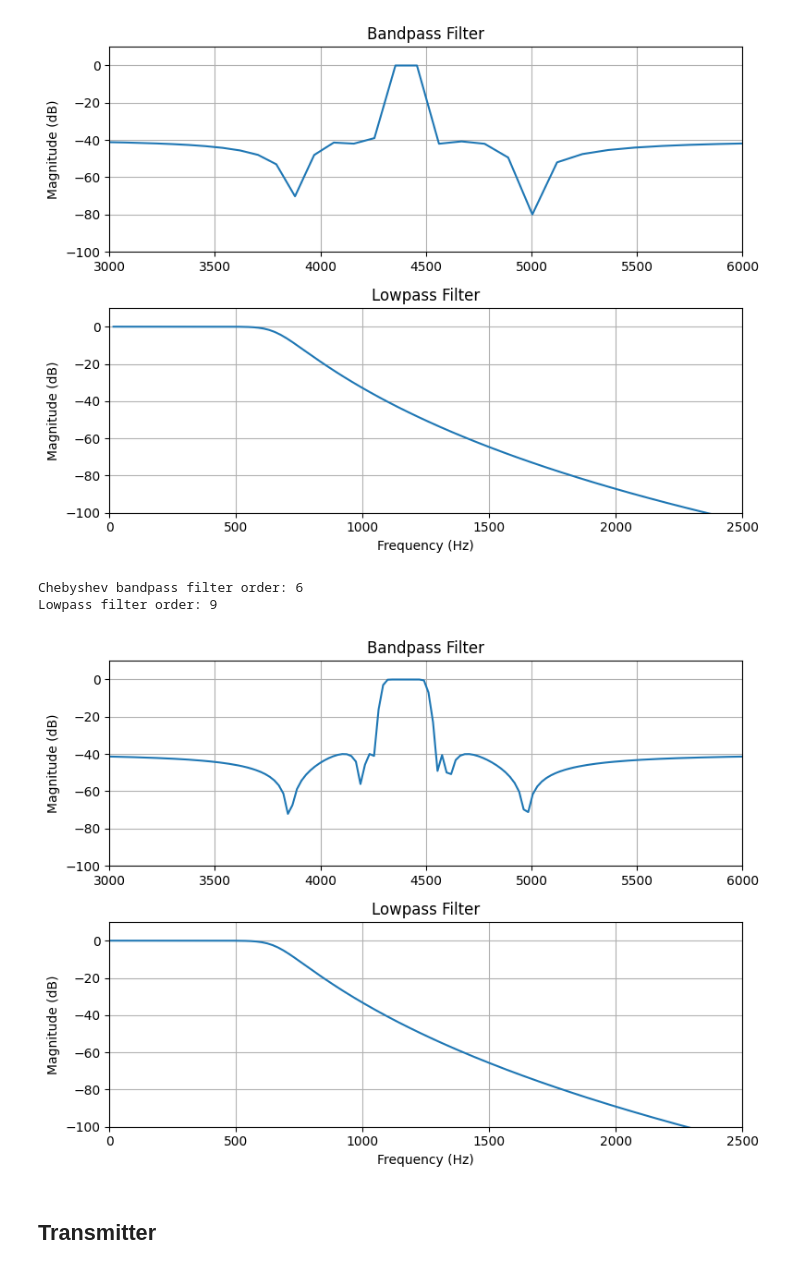
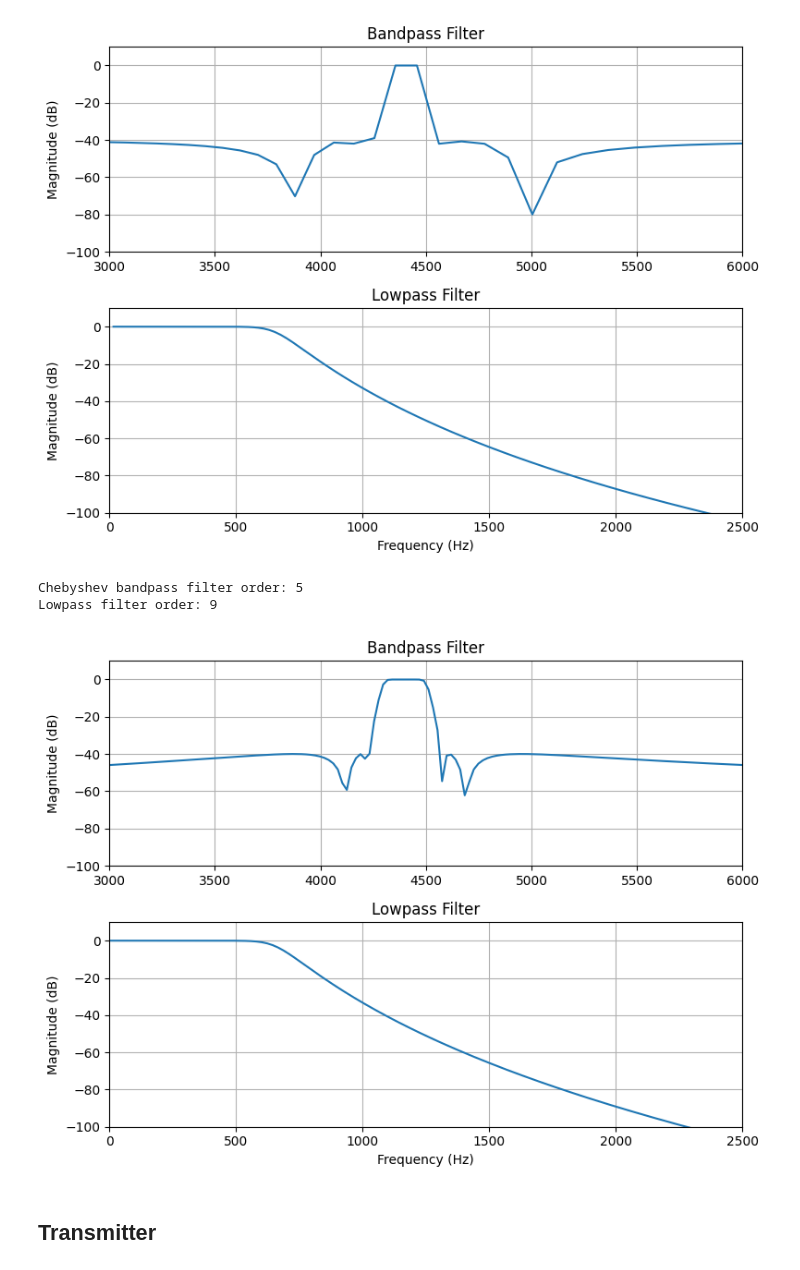
Before and after one commit to hannahpettersson/sigtransprojekt15, a Jupyter notebook: project/lab_2.ipynb, the cells around one changed output. Drawn from its saved outputs; the diff is of its cells as text; code cells hidden in the pictures.

```diff
--- a/project/lab_2.ipynb
+++ b/project/lab_2.ipynb
@@ -16,7 +16,7 @@ Tb = 0.02
 Ac = 1
 fc = 4400
 bs = 1 / Tb
-wc = 27646    # rad/s
+wc = 2 * np.pi * fc    # rad/s
 alpha = 2 * np.pi * 200
 # Ar = |H(w)| * Ac
 tr = 1
@@ -36,7 +36,7 @@ As_lp = 40 #stopband attenuation in db
 Wp_lp = 600 #HZ passband edge
 Ws_lp = 1100 #Hz stopband edge
 wp_arr = [4300, 4500]
-ws_arr = [4250, 4550]
+ws_arr = [4200, 4600]
 
 # Analog filter parameters (BP, LP)
 
@@ -57,6 +57,7 @@ ws_lp_norm_d = Ws_lp/f_nyquist
 
 # Message to be transmitted
 data = "Hello World!"
+# data = '1010101'
 # %% [markdown]
 ## Filter design
 # %%
@@ -114,49 +115,49 @@ Lowpass filter order: 9
 
 Nc, w_c = signal.cheb2ord(wp_dig, ws_dig, Ap, As, analog=False)
 Nc = int(np.ceil(Nc))
-cb, ca = signal.iirdesign(wp=wp_dig, ws=ws_dig, gpass=Ap, gstop=As, ftype='cheby2', output='ba')
-wc, Hc = signal.freqz(cb, ca)
+cb_d, ca_d = signal.iirdesign(wp=wp_dig, ws=ws_dig, gpass=Ap, gstop=As, ftype='cheby2', output='ba')
+wb, Hc = signal.freqz(cb_d, ca_d)
 print(f"Chebyshev bandpass filter order: {Nc}")
 
 # #LP FILTER
 N_lp, Wn_lp = signal.buttord(wp_lp_norm_d, ws_lp_norm_d, Ap_lp, As_lp, analog=False)
 N_lp = np.abs(np.ceil(N_lp))
 print(f"Lowpass filter order: {N_lp}")
-b_lp, a_lp = signal.iirdesign(wp=wp_lp_norm_d, ws=ws_lp_norm_d, gpass=Ap_lp, gstop=As_lp, ftype='butter', output='ba')
-w_bp, h_bp = signal.freqz(cb, ca)
-f_bp = w_bp * f_nyquist /np.pi  # convert from rad/s to Hz
+b_lp_d, a_lp_d = signal.iirdesign(wp=wp_lp_norm_d, ws=ws_lp_norm_d, gpass=Ap_lp, gstop=As_lp, ftype='butter', output='ba')
+w_bp_d, h_bp_d = signal.freqz(cb_d, ca_d)
+f_bp_d = w_bp_d * f_nyquist /np.pi  # convert from rad/s to Hz
 
 # Lowpass filter coefficients: b_lp, a_lp
-w_lp, h_lp = signal.freqz(b_lp, a_lp)
-f_lp = w_lp * f_nyquist /np.pi  # convert from rad/s to Hz
+w_lp_d, h_lp_d = signal.freqz(b_lp_d, a_lp_d)
+f_lp_d = w_lp_d * f_nyquist /np.pi  # convert from rad/s to Hz
 
 # Plot both filters
 fig, ax = plt.subplots(2,1, figsize=(8,6))
 
 # Bandpass
-ax[0].plot(f_bp, 20*np.log10(np.abs(h_bp)))
+ax[0].plot(f_bp_d, 20*np.log10(np.abs(h_bp_d)))
 ax[0].set_title("Bandpass Filter")
 ax[0].set_ylabel("Magnitude (dB)")
 ax[0].set_xlim(3000,6000)
 ax[0].set_ylim(-100,10)
 ax[0].grid(True)
 
 # Lowpass
-ax[1].plot(f_lp, 20*np.log10(np.abs(h_lp)))
+ax[1].plot(f_lp_d, 20*np.log10(np.abs(h_lp_d)))
 ax[1].set_title("Lowpass Filter")
 ax[1].set_xlabel("Frequency (Hz)")
 ax[1].set_xlim(0,2500)
 ax[1].set_ylim(-100,10)
 
 ax[1].set_ylabel("Magnitude (dB)")
 ax[1].grid(True)
 
 plt.tight_layout()
 plt.show()
 # %% [output]
-Chebyshev bandpass filter order: 6
+Chebyshev bandpass filter order: 5
 Lowpass filter order: 9
-[figure, old version]
+[figure, new version]
 # %% [markdown]
 ## Transmitter
 # %%
```
Also changed, not shown: parts of 3 cells of this notebook.
